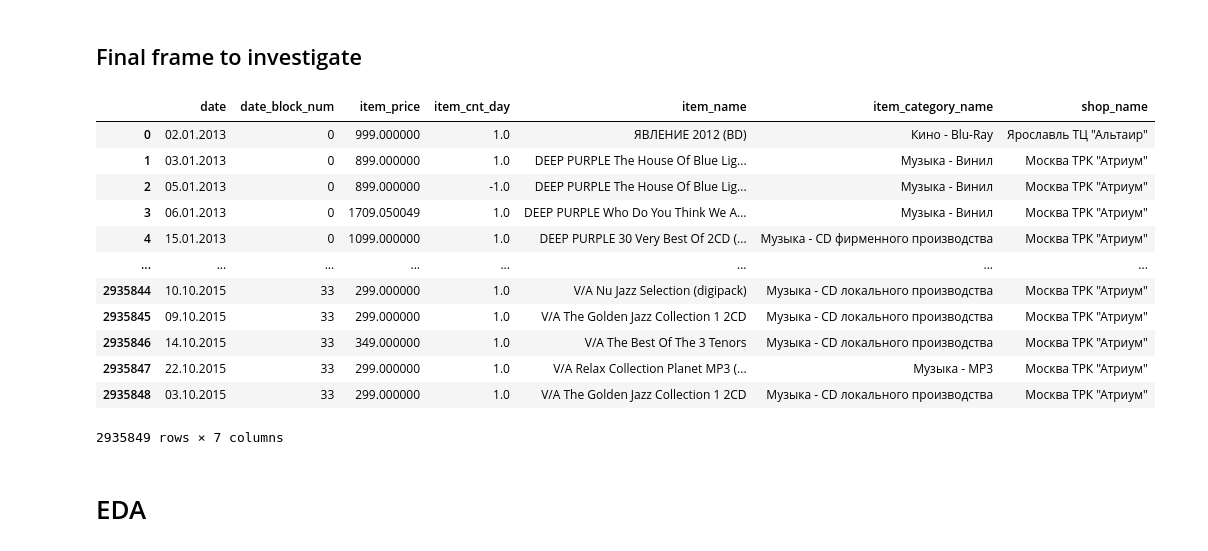
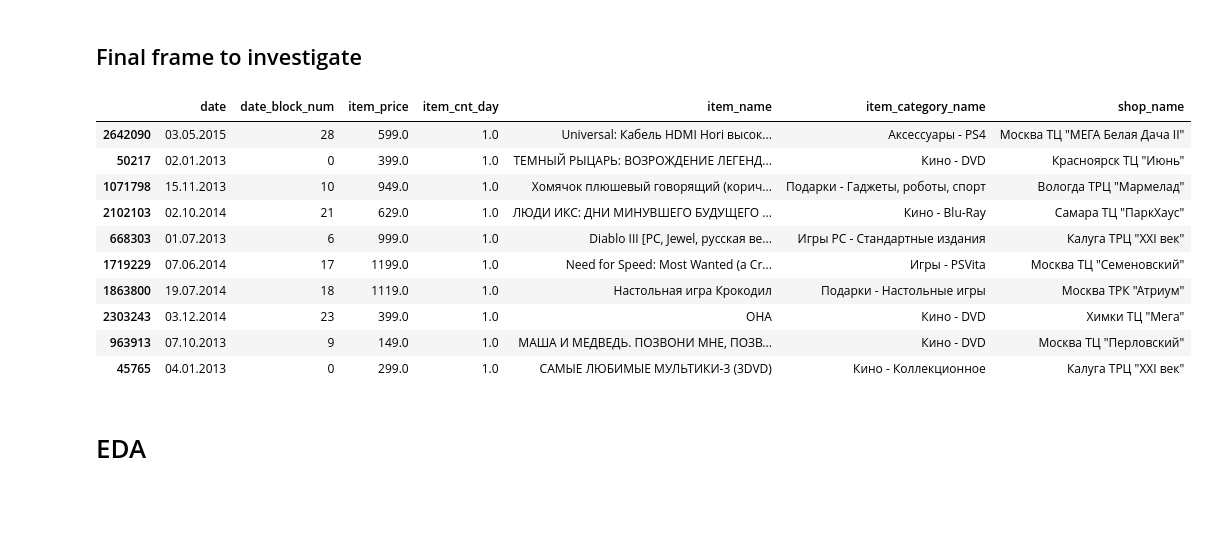
Before and after one commit to Porpoising/home_tasks, a Jupyter notebook: Pets/future_sales/EDA.ipynb, the cells around one changed output. Drawn from its saved outputs; the diff is of its cells as text; code cells hidden in the pictures; blank space fills up the shorter version.

```diff
--- a/Pets/Future Sales/EDA & feather data/EDA.ipynb
+++ b/Pets/future_sales/EDA.ipynb
@@ -43,0 +10,4 @@ items
+# %%
+feather_filepath = 'C:/Users/nowic/Desktop/home_tasks/pets/future_sales/feather_data/'
+sales_train = pd.read_feather(f'{feather_filepath}sales_train.feather')
+sales_train.sample(10)
@@ -43,0 +26,3 @@ items
+# %%
+items = pd.read_feather(f'{feather_filepath}items.feather')
+items.sample(10)
@@ -44,5 +41,5 @@ items
 # %%
-item_categories = pd.read_feather('C:/Users/nowic/Desktop/Home tasks/Pets/Future Sales/EDA & feather data/item_categories.feather')
+item_categories = pd.read_feather(f'{feather_filepath}item_categories.feather')
 item_categories
 # %% [output]
 |  | item_category_name | item_category_id |
@@ -81,0 +58,3 @@ shops
+# %%
+shops = pd.read_feather(f'{feather_filepath}shops.feather')
+shops.sample(10)
@@ -120,28 +107,26 @@ joined_sales
 # %%
 # date - date in format dd/mm/yyyy
 # date_block_num - a consecutive month number, used for convenience. January 2013 is 0, February 2013 is 1,..., October 2015 is 33
 # item_cnt_day - number of products sold. You are predicting a monthly amount of this measure
 # item_name - name of item
 # item_category_name - name of item category
 # shop_name - name of shop
 
 sales_train_final = joined_sales.join(shops.set_index('shop_id'), on='shop_id')
 sales_train_final = sales_train_final.drop(['shop_id', 'item_id', 'item_category_id'], axis=1)
-sales_train_final
+sales_train_final.sample(10)
 # %% [output]
 |  | date | date_block_num | item_price | item_cnt_day | item_name | item_category_name | shop_name |
-| 0 | 02.01.2013 | 0 | 999.000000 | 1.0 | ЯВЛЕНИЕ 2012 (BD) | Кино - Blu-Ray | Ярославль ТЦ "Альтаир" |
-| 1 | 03.01.2013 | 0 | 899.000000 | 1.0 | DEEP PURPLE The House Of Blue Lig... | Музыка - Винил | Москва ТРК "Атриум" |
-| 2 | 05.01.2013 | 0 | 899.000000 | -1.0 | DEEP PURPLE The House Of Blue Lig... | Музыка - Винил | Москва ТРК "Атриум" |
-| 3 | 06.01.2013 | 0 | 1709.050049 | 1.0 | DEEP PURPLE Who Do You Think We A... | Музыка - Винил | Москва ТРК "Атриум" |
-| 4 | 15.01.2013 | 0 | 1099.000000 | 1.0 | DEEP PURPLE 30 Very Best Of 2CD (... | Музыка - CD фирменного производства | Москва ТРК "Атриум" |
-| ... | ... | ... | ... | ... | ... | ... | ... |
-| 2935844 | 10.10.2015 | 33 | 299.000000 | 1.0 | V/A Nu Jazz Selection (digipack) | Музыка - CD локального производства | Москва ТРК "Атриум" |
-| 2935845 | 09.10.2015 | 33 | 299.000000 | 1.0 | V/A The Golden Jazz Collection 1 2CD | Музыка - CD локального производства | Москва ТРК "Атриум" |
-| 2935846 | 14.10.2015 | 33 | 349.000000 | 1.0 | V/A The Best Of The 3 Tenors | Музыка - CD локального производства | Москва ТРК "Атриум" |
-| 2935847 | 22.10.2015 | 33 | 299.000000 | 1.0 | V/A Relax Collection Planet MP3 (... | Музыка - MP3 | Москва ТРК "Атриум" |
-| 2935848 | 03.10.2015 | 33 | 299.000000 | 1.0 | V/A The Golden Jazz Collection 1 2CD | Музыка - CD локального производства | Москва ТРК "Атриум" |
+| 2642090 | 03.05.2015 | 28 | 599.0 | 1.0 | Universal: Кабель HDMI Hori высок... | Аксессуары - PS4 | Москва ТЦ "МЕГА Белая Дача II" |
+| 50217 | 02.01.2013 | 0 | 399.0 | 1.0 | ТЕМНЫЙ РЫЦАРЬ: ВОЗРОЖДЕНИЕ ЛЕГЕНД... | Кино - DVD | Красноярск ТЦ "Июнь" |
+| 1071798 | 15.11.2013 | 10 | 949.0 | 1.0 | Хомячок плюшевый говорящий (корич... | Подарки - Гаджеты, роботы, спорт | Вологда ТРЦ "Мармелад" |
+| 2102103 | 02.10.2014 | 21 | 629.0 | 1.0 | ЛЮДИ ИКС: ДНИ МИНУВШЕГО БУДУЩЕГО ... | Кино - Blu-Ray | Самара ТЦ "ПаркХаус" |
+| 668303 | 01.07.2013 | 6 | 999.0 | 1.0 | Diablo III [PC, Jewel, русская ве... | Игры PC - Стандартные издания | Калуга ТРЦ "XXI век" |
+| 1719229 | 07.06.2014 | 17 | 1199.0 | 1.0 | Need for Speed: Most Wanted (a Cr... | Игры - PSVita | Москва ТЦ "Семеновский" |
+| 1863800 | 19.07.2014 | 18 | 1119.0 | 1.0 | Настольная игра Крокодил | Подарки - Настольные игры | Москва ТРК "Атриум" |
+| 2303243 | 03.12.2014 | 23 | 399.0 | 1.0 | ОНА | Кино - DVD | Химки ТЦ "Мега" |
+| 963913 | 07.10.2013 | 9 | 149.0 | 1.0 | МАША И МЕДВЕДЬ. ПОЗВОНИ МНЕ, ПОЗВ... | Кино - DVD | Москва ТЦ "Перловский" |
+| 45765 | 04.01.2013 | 0 | 299.0 | 1.0 | САМЫЕ ЛЮБИМЫЕ МУЛЬТИКИ-3 (3DVD) | Кино - Коллекционное | Калуга ТРЦ "XXI век" |
-2935849 rows × 7 columns
 # %% [markdown]
 # EDA
 # %% [markdown]
```
Also changed, not shown: parts of 19 cells of this notebook.
